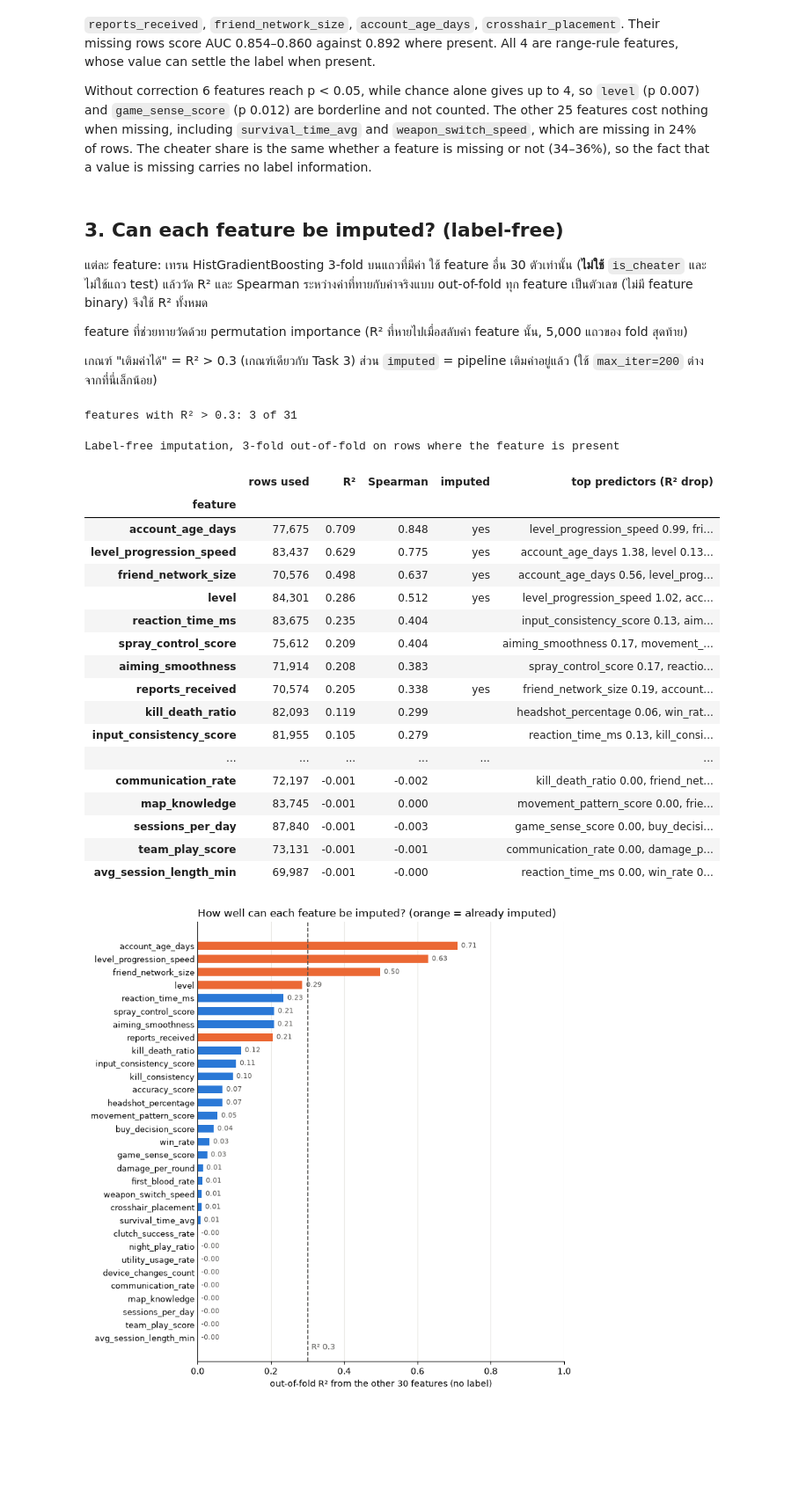
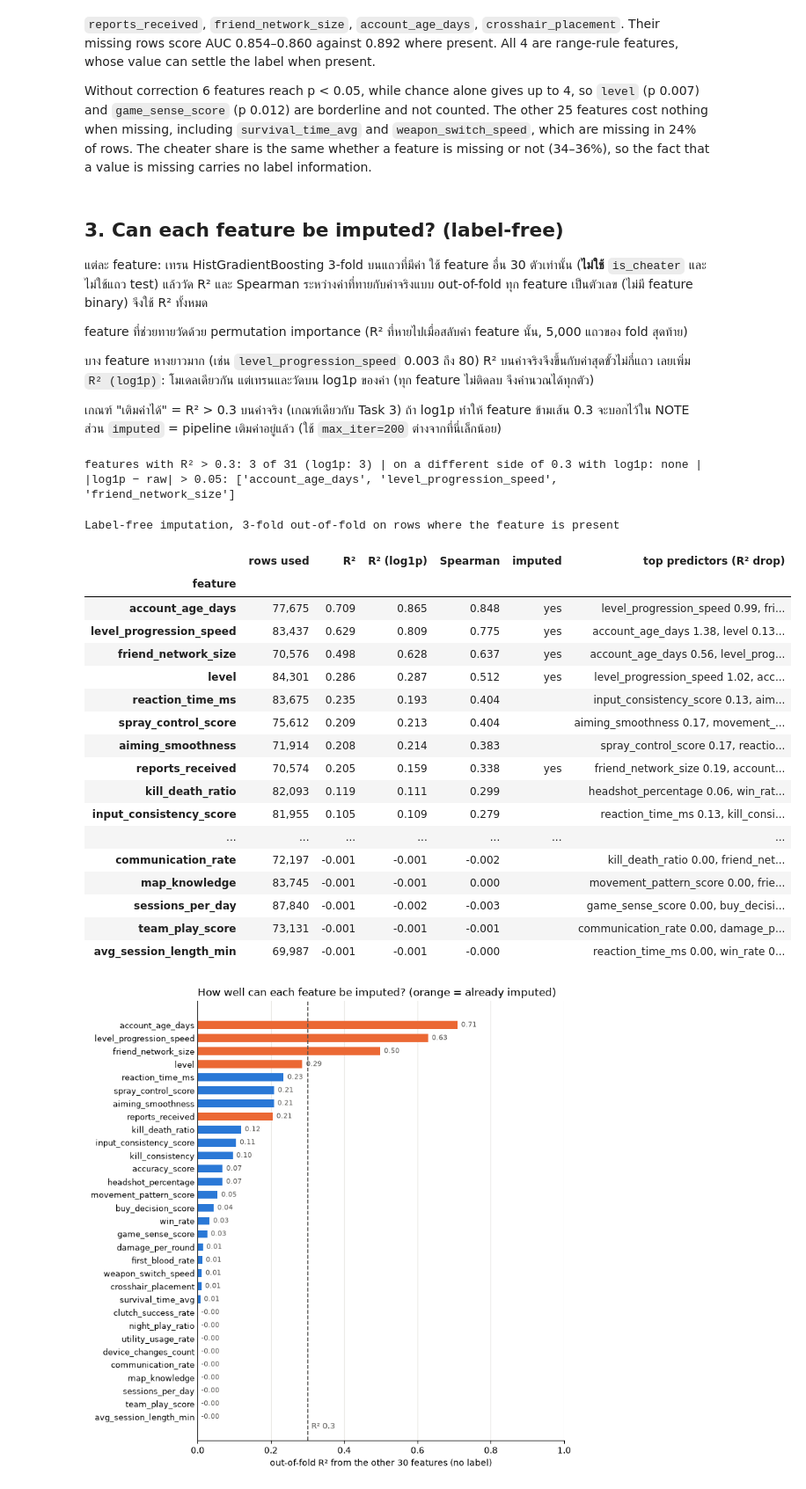
Before and after one commit to Kawi-HBLI/player-intelligence-system-cpe342, a Jupyter notebook: Task1/eda/missing_eda.ipynb, the cells around one changed output. Shown at 88% size. Cells and saved outputs as stored; diff of their text form; code cells hidden in the pictures; blank space fills up the shorter version.

Commit message:
exp(task1): missing EDA review fixes: full rule list in 5b, local OOF assert, log R²

```diff
--- a/Task1/eda/missing_eda.ipynb
+++ b/Task1/eda/missing_eda.ipynb
@@ -296,49 +297,60 @@ Without correction 6 features reach p < 0.05, while chance alone gives up to 4,
 
 feature ที่ช่วยทายวัดด้วย permutation importance (R² ที่หายไปเมื่อสลับค่า feature นั้น, 5,000 แถวของ fold สุดท้าย)
 
-เกณฑ์ "เติมค่าได้" = R² > 0.3 (เกณฑ์เดียวกับ Task 3) ส่วน `imputed` = pipeline เติมค่าอยู่แล้ว (ใช้ `max_iter=200` ต่างจากที่นี่เล็กน้อย)
+บาง feature หางยาวมาก (เช่น `level_progression_speed` 0.003 ถึง 80) R² บนค่าจริงจึงขึ้นกับค่าสุดขั้วไม่กี่แถว เลยเพิ่ม `R² (log1p)`: โมเดลเดียวกัน แต่เทรนและวัดบน log1p ของค่า (ทุก feature ไม่ติดลบ จึงคำนวณได้ทุกตัว)
+
+เกณฑ์ "เติมค่าได้" = R² > 0.3 บนค่าจริง (เกณฑ์เดียวกับ Task 3) ถ้า log1p ทำให้ feature ข้ามเส้น 0.3 จะบอกไว้ใน NOTE ส่วน `imputed` = pipeline เติมค่าอยู่แล้ว (ใช้ `max_iter=200` ต่างจากที่นี่เล็กน้อย)
 # %%
 impute_rows = []
 for f in feats:
     present = tr[f].notna()
     X = tr.loc[present, [c for c in feats if c != f]]  # the other 30 features only, never the label
     t = tr.loc[present, f]
     pr = np.zeros(len(t))
     for a, b in KFold(3, shuffle=True, random_state=342).split(X):
         model = HistGradientBoostingRegressor(random_state=342).fit(X.iloc[a], t.iloc[a])
         pr[b] = model.predict(X.iloc[b])
     pi = permutation_importance(model, X.iloc[b][:5000], t.iloc[b][:5000], n_repeats=3, random_state=342, scoring='r2')
     top = pd.Series(pi.importances_mean, X.columns).sort_values(ascending=False).head(3)
-    impute_rows.append({'feature': f, 'rows used': len(t), 'R²': r2_score(t, pr), 'Spearman': spearmanr(t, pr)[0],
+    r2_log = np.nan
+    if t.min() >= 0:  # same model fit and scored on log1p(target), so a few extreme values do not dominate
+        tl, pl = np.log1p(t), np.zeros(len(t))
+        for a, b in KFold(3, shuffle=True, random_state=342).split(X):
+            pl[b] = HistGradientBoostingRegressor(random_state=342).fit(X.iloc[a], tl.iloc[a]).predict(X.iloc[b])
+        r2_log = r2_score(tl, pl)
+    impute_rows.append({'feature': f, 'rows used': len(t), 'R²': r2_score(t, pr), 'R² (log1p)': r2_log, 'Spearman': spearmanr(t, pr)[0],
                         'imputed': 'yes' if f in IMPUTED else '',
                         'top predictors (R² drop)': ', '.join(f"{k} {v:.2f}" for k, v in top.items())})
 imputation = pd.DataFrame(impute_rows).set_index('feature').sort_values('R²', ascending=False)
-print(f"features with R² > 0.3: {(imputation['R²'] > 0.3).sum()} of {len(feats)}")
+crossed = imputation[(imputation['R²'] > 0.3) != (imputation['R² (log1p)'] > 0.3)].index.tolist()
+differ = imputation[(imputation['R² (log1p)'] - imputation['R²']).abs() > 0.05].index.tolist()
+print(f"features with R² > 0.3: {(imputation['R²'] > 0.3).sum()} of {len(feats)} (log1p: {(imputation['R² (log1p)'] > 0.3).sum()}) | "
+      f"on a different side of 0.3 with log1p: {crossed or 'none'} | |log1p − raw| > 0.05: {differ or 'none'}")
 (imputation.style
-    .format({'rows used': '{:,}', 'R²': '{:.3f}', 'Spearman': '{:.3f}'})
+    .format({'rows used': '{:,}', 'R²': '{:.3f}', 'R² (log1p)': '{:.3f}', 'Spearman': '{:.3f}'}, na_rep='–')
     .bar(subset='R²', color='#86b6ef', vmin=0, vmax=1)
     .set_caption('Label-free imputation, 3-fold out-of-fold on rows where the feature is present'))
 # %% [output]
-features with R² > 0.3: 3 of 31
+features with R² > 0.3: 3 of 31 (log1p: 3) | on a different side of 0.3 with log1p: none | |log1p − raw| > 0.05: ['account_age_days', 'level_progression_speed', 'friend_network_size']
 Label-free imputation, 3-fold out-of-fold on rows where the feature is present
-|  | rows used | R² | Spearman | imputed | top predictors (R² drop) |
-| feature |  |  |  |  |  |
-| account_age_days | 77,675 | 0.709 | 0.848 | yes | level_progression_speed 0.99, fri... |
-| level_progression_speed | 83,437 | 0.629 | 0.775 | yes | account_age_days 1.38, level 0.13... |
-| friend_network_size | 70,576 | 0.498 | 0.637 | yes | account_age_days 0.56, level_prog... |
-| level | 84,301 | 0.286 | 0.512 | yes | level_progression_speed 1.02, acc... |
-| reaction_time_ms | 83,675 | 0.235 | 0.404 |  | input_consistency_score 0.13, aim... |
-| spray_control_score | 75,612 | 0.209 | 0.404 |  | aiming_smoothness 0.17, movement_... |
-| aiming_smoothness | 71,914 | 0.208 | 0.383 |  | spray_control_score 0.17, reactio... |
-| reports_received | 70,574 | 0.205 | 0.338 | yes | friend_network_size 0.19, account... |
-| kill_death_ratio | 82,093 | 0.119 | 0.299 |  | headshot_percentage 0.06, win_rat... |
-| input_consistency_score | 81,955 | 0.105 | 0.279 |  | reaction_time_ms 0.13, kill_consi... |
-| ... | ... | ... | ... | ... | ... |
-| communication_rate | 72,197 | -0.001 | -0.002 |  | kill_death_ratio 0.00, friend_net... |
-| map_knowledge | 83,745 | -0.001 | 0.000 |  | movement_pattern_score 0.00, frie... |
-| sessions_per_day | 87,840 | -0.001 | -0.003 |  | game_sense_score 0.00, buy_decisi... |
-| team_play_score | 73,131 | -0.001 | -0.001 |  | communication_rate 0.00, damage_p... |
-| avg_session_length_min | 69,987 | -0.001 | -0.000 |  | reaction_time_ms 0.00, win_rate 0... |
+|  | rows used | R² | R² (log1p) | Spearman | imputed | top predictors (R² drop) |
+| feature |  |  |  |  |  |  |
+| account_age_days | 77,675 | 0.709 | 0.865 | 0.848 | yes | level_progression_speed 0.99, fri... |
+| level_progression_speed | 83,437 | 0.629 | 0.809 | 0.775 | yes | account_age_days 1.38, level 0.13... |
+| friend_network_size | 70,576 | 0.498 | 0.628 | 0.637 | yes | account_age_days 0.56, level_prog... |
+| level | 84,301 | 0.286 | 0.287 | 0.512 | yes | level_progression_speed 1.02, acc... |
+| reaction_time_ms | 83,675 | 0.235 | 0.193 | 0.404 |  | input_consistency_score 0.13, aim... |
+| spray_control_score | 75,612 | 0.209 | 0.213 | 0.404 |  | aiming_smoothness 0.17, movement_... |
+| aiming_smoothness | 71,914 | 0.208 | 0.214 | 0.383 |  | spray_control_score 0.17, reactio... |
+| reports_received | 70,574 | 0.205 | 0.159 | 0.338 | yes | friend_network_size 0.19, account... |
+| kill_death_ratio | 82,093 | 0.119 | 0.111 | 0.299 |  | headshot_percentage 0.06, win_rat... |
+| input_consistency_score | 81,955 | 0.105 | 0.109 | 0.279 |  | reaction_time_ms 0.13, kill_consi... |
+| ... | ... | ... | ... | ... | ... | ... |
+| communication_rate | 72,197 | -0.001 | -0.001 | -0.002 |  | kill_death_ratio 0.00, friend_net... |
+| map_knowledge | 83,745 | -0.001 | -0.001 | 0.000 |  | movement_pattern_score 0.00, frie... |
+| sessions_per_day | 87,840 | -0.001 | -0.002 | -0.003 |  | game_sense_score 0.00, buy_decisi... |
+| team_play_score | 73,131 | -0.001 | -0.001 | -0.001 |  | communication_rate 0.00, damage_p... |
+| avg_session_length_min | 69,987 | -0.001 | -0.001 | -0.000 |  | reaction_time_ms 0.00, win_rate 0... |
 # %%
 r2 = imputation['R²'].sort_values()
 fig, ax = plt.subplots(figsize=(8, 8))
```
Also changed, not shown: parts of 8 cells of this notebook.
